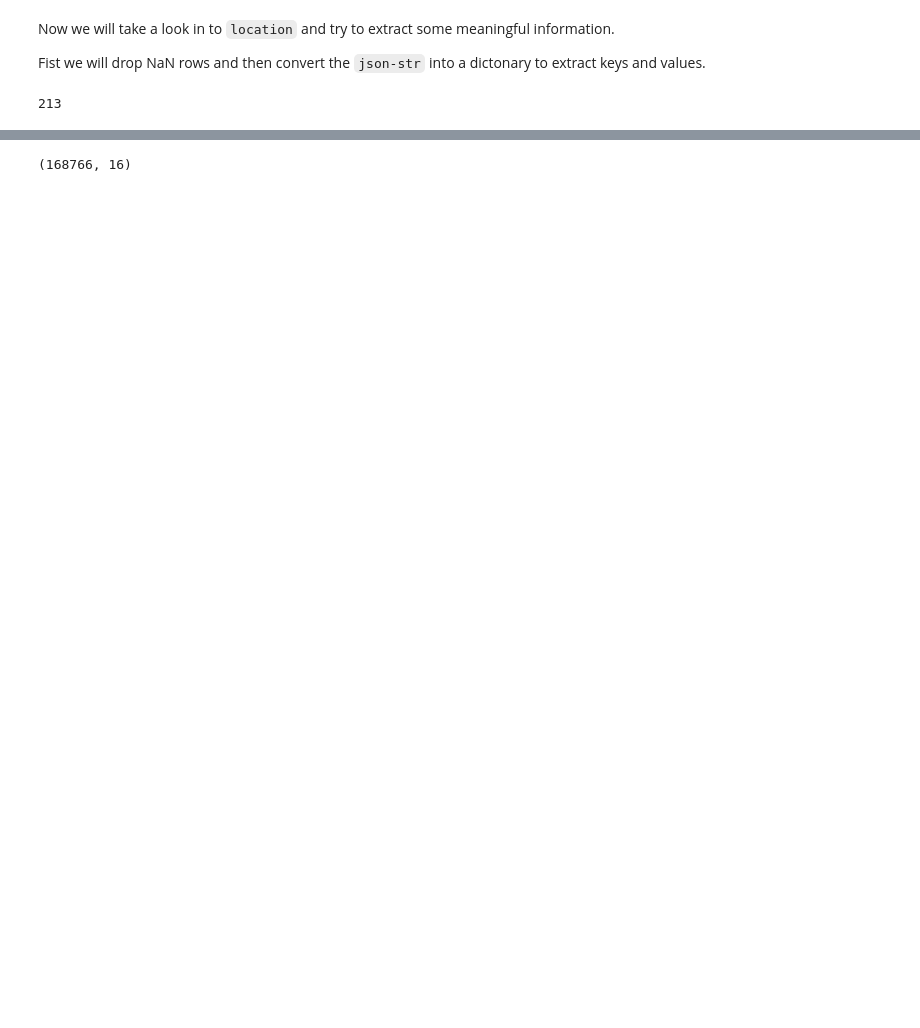
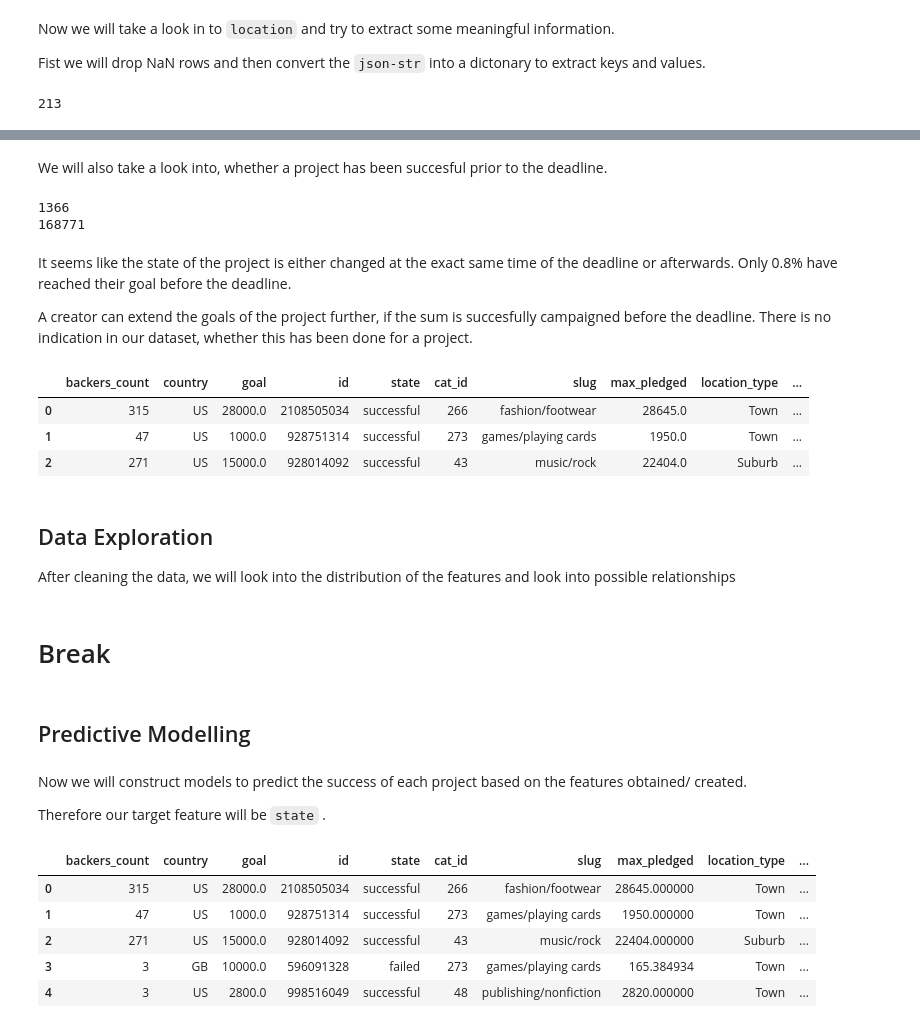
Before and after one commit to bur-oez/Kickstarter-ML-Project, a Jupyter notebook: kickstarter_ml.ipynb, the cells around one changed output, grey strips where cells are left out. Cells and saved outputs as stored; diff of their text form; code cells hidden in the pictures; blank space fills up the shorter version.

```diff
--- a/kickstarter_ml.ipynb
+++ b/kickstarter_ml.ipynb
@@ -300,0 +360,30 @@ Remaining questions:
+# %%
+df['month_created'] = df['created_at'].dt.month
+df['month_launced'] = df['launched_at'].dt.month
+df['month_deadline'] = df['deadline'].dt.month
+# %%
+df['delta_public'] = (df['created_at'] - df['launched_at']) / pd.offsets.Day(-1)
+df['delta_funding'] = (df['launched_at'] - df['deadline']) / pd.offsets.Day(-1)
+# %%
+df['delta_public'] = df.delta_public.round(0)
+df['delta_funding'] = df.delta_funding.round(0)
+# %% [markdown]
+We will also take a look into, whether a project has been succesful prior to the deadline.
+# %%
+print(sum(df["deadline"] > df["state_changed_at"]))
+print(sum(df["deadline"] <= df["state_changed_at"]))
+# %% [output]
+1366
+168771
+# %% [markdown]
+It seems like the state of the project is either changed at the exact same time of the deadline or afterwards. Only 0.8% have reached their goal before the deadline.
+
+A creator can extend the goals of the project further, if the sum is succesfully campaigned before the deadline. There is no indication in our dataset, whether this has been done for a project.
+# %%
+df = df.drop(["created_at", "deadline", "launched_at", "state_changed_at"], axis = 1)
+df.head(3)
+# %% [output]
+|  | backers_count | country | goal | id | state | cat_id | slug | max_pledged | location_type | ... |
+| 0 | 315 | US | 28000.0 | 2108505034 | successful | 266 | fashion/footwear | 28645.0 | Town | ... |
+| 1 | 47 | US | 1000.0 | 928751314 | successful | 273 | games/playing cards | 1950.0 | Town | ... |
+| 2 | 271 | US | 15000.0 | 928014092 | successful | 43 | music/rock | 22404.0 | Suburb | ... |
@@ -300,0 +393,3 @@ Remaining questions:
+# %% [markdown]
+## Data Exploration
+After cleaning the data, we will look into the distribution of the features and look into possible relationships
@@ -300,0 +399,9 @@ Remaining questions:
+# %% [markdown]
+# Break
+# %% [markdown]
+## Predictive Modelling
+# %% [markdown]
+Now we will construct models to predict the success of each project based on the features obtained/ created.
+
+Therefore our target feature will be `state`
+.
@@ -301,4 +429,9 @@ Remaining questions:
 # %%
-df.shape
+df.head()
 # %% [output]
-(168766, 16)
+|  | backers_count | country | goal | id | state | cat_id | slug | max_pledged | location_type | ... |
+| 0 | 315 | US | 28000.0 | 2108505034 | successful | 266 | fashion/footwear | 28645.000000 | Town | ... |
+| 1 | 47 | US | 1000.0 | 928751314 | successful | 273 | games/playing cards | 1950.000000 | Town | ... |
+| 2 | 271 | US | 15000.0 | 928014092 | successful | 43 | music/rock | 22404.000000 | Suburb | ... |
+| 3 | 3 | GB | 10000.0 | 596091328 | failed | 273 | games/playing cards | 165.384934 | Town | ... |
+| 4 | 3 | US | 2800.0 | 998516049 | successful | 48 | publishing/nonfiction | 2820.000000 | Town | ... |
```
Also changed, not shown: parts of 61 cells of this notebook.
